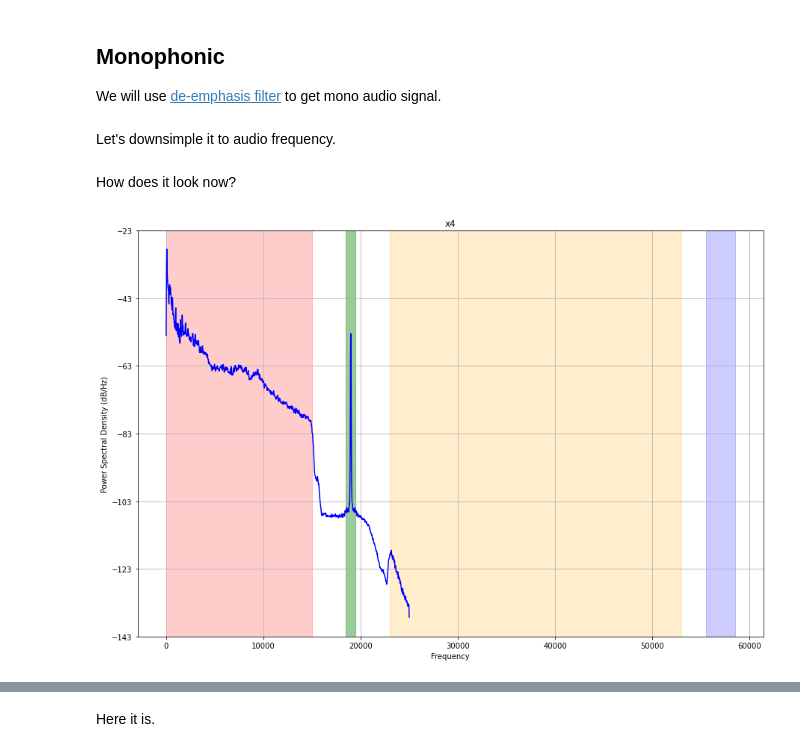
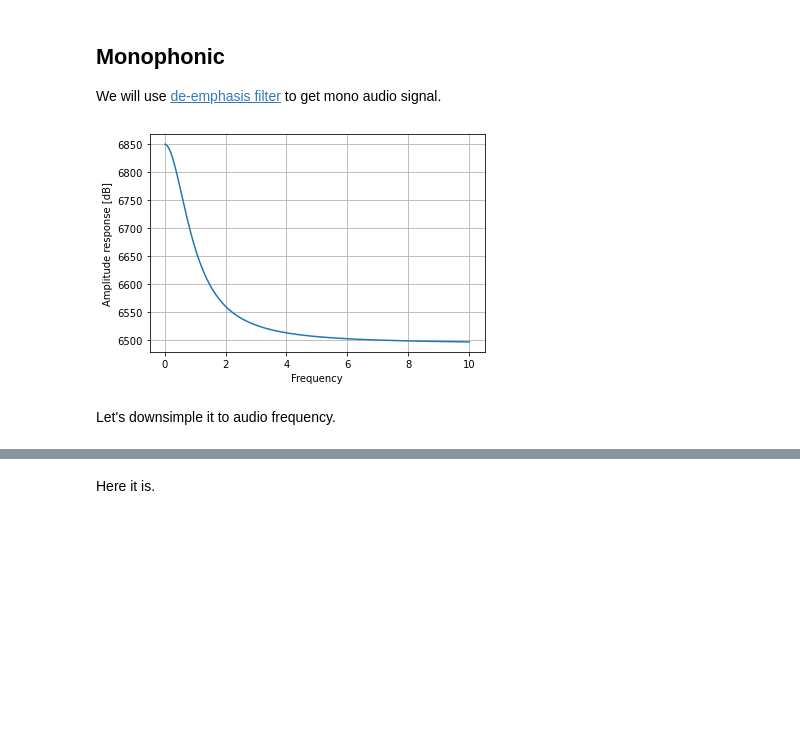
Before and after one commit to tocisz/jupyter_math, a Jupyter notebook: DSP/FM.ipynb, the cells around one changed output, grey strips where cells are left out. Drawn from its saved outputs; the diff is of its cells as text; code cells hidden in the pictures; blank space fills up the shorter version.

Commit message:
plot filter response

```diff
--- a/DSP/FM.ipynb
+++ b/DSP/FM.ipynb
@@ -127 +147,11 @@ to get mono audio signal.
+# %%
+fw, fh = signal.freqs(bz, az)
+
+plt.plot(fw, np.abs(fh)*Fs)
+plt.xlabel('Frequency')
+plt.ylabel('Amplitude response [dB]')
+plt.grid()
+plt.show()
+# %% [output]
+[figure, added]
 # %%
@@ -141,16 +164,3 @@ dec_audio = int(Fs/audio_freq)
 Fs_audio = Fs / dec_audio
 
 x4 = signal.decimate(x3, dec_audio)
-# %% [markdown]
-How does it look now?
-# %%
-plt.figure(figsize=(15, 10))
-plt.psd(x4, NFFT=2048, Fs=Fs_audio, color="blue")
-plt.title("x4")
-plt.axvspan(0,             15000,         color="red", alpha=0.2)
-plt.axvspan(19000-500,     19000+500,     color="green", alpha=0.4)
-plt.axvspan(19000*2-15000, 19000*2+15000, color="orange", alpha=0.2)
-plt.axvspan(19000*3-1500,  19000*3+1500,  color="blue", alpha=0.2)
-plt.ticklabel_format(style='plain', axis='y' )
-# %% [output]
-[figure, removed]
```
Also changed, not shown: parts of 15 cells of this notebook.
